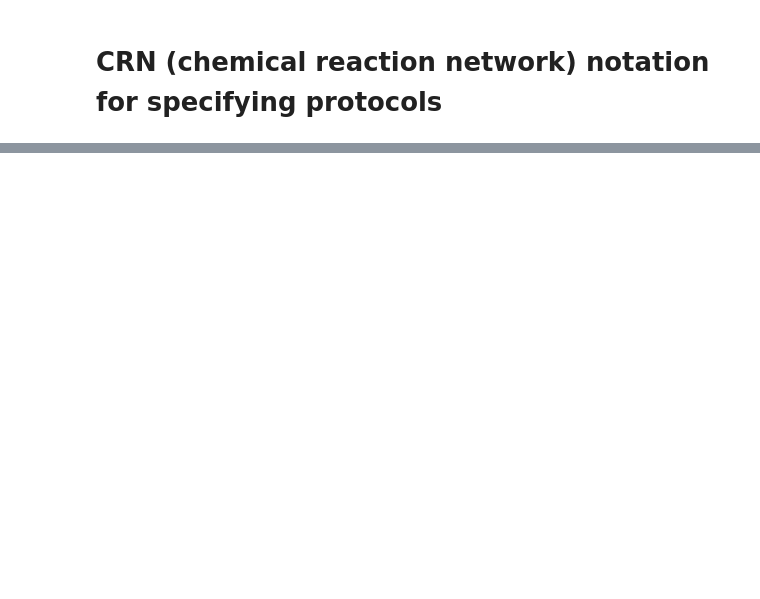
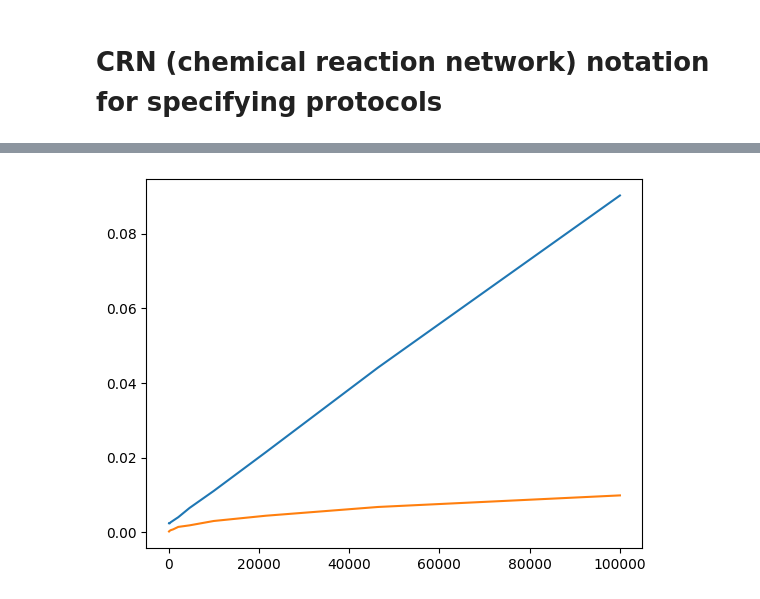
Before and after one commit to UC-Davis-molecular-computing/ppsim, a Jupyter notebook: examples/crn.ipynb, the cells around one changed output, grey strips where cells are left out. Saved outputs shown, nothing was run; the diff lists cells and outputs as text; code cells hidden in the pictures; blank space fills up the shorter version.

```diff
--- a/examples/crn.ipynb
+++ b/examples/crn.ipynb
@@ -35,0 +115,2 @@ plt.ylim(0, n)
+# %%
+results = model.run(number_of_trajectories = 1000)
@@ -35,0 +137,26 @@ plt.ylim(0, n)
+# %%
+import time
+ns = [int(n) for n in np.geomspace(100, 10 ** 5, 10)]
+gillespy_times = []
+ppsim_times = []
+num_trials = 1000
+for n in ns:
+    model = ApproximateMajority(n)
+    model.timespan(np.linspace(0,10,2))
+    start_time = time.perf_counter()
+    r = model.run(number_of_trajectories = num_trials)
+    gillespy_times.append((time.perf_counter() - start_time) / num_trials)
+#     print(gillespy_times)
+    sim = pp.Simulation({a: n // 2, b: n // 2}, approx_majority)
+    start_time = time.perf_counter()
+    c = sim.sample_future_configuration(10, num_trials)
+    ppsim_times.append((time.perf_counter() - start_time) / num_trials)
+#     print(ppsim_times)
+# %%
+plt.plot(ns, gillespy_times)
+plt.plot(ns, ppsim_times)
+# plt.xscale('log')
+# plt.yscale('log')
+plt.show()
+# %% [output]
+[figure, added]
```
Also changed, not shown: parts of 10 cells of this notebook, 2 other files.
